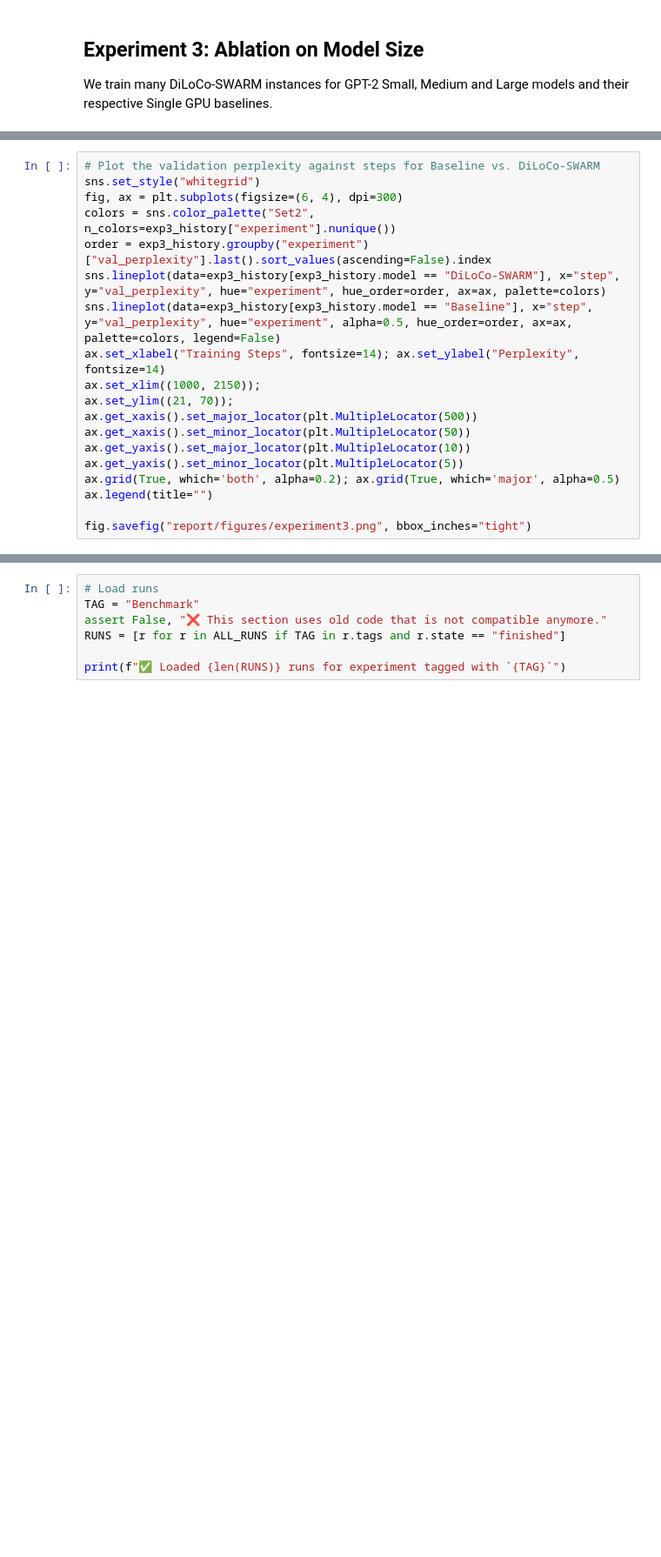
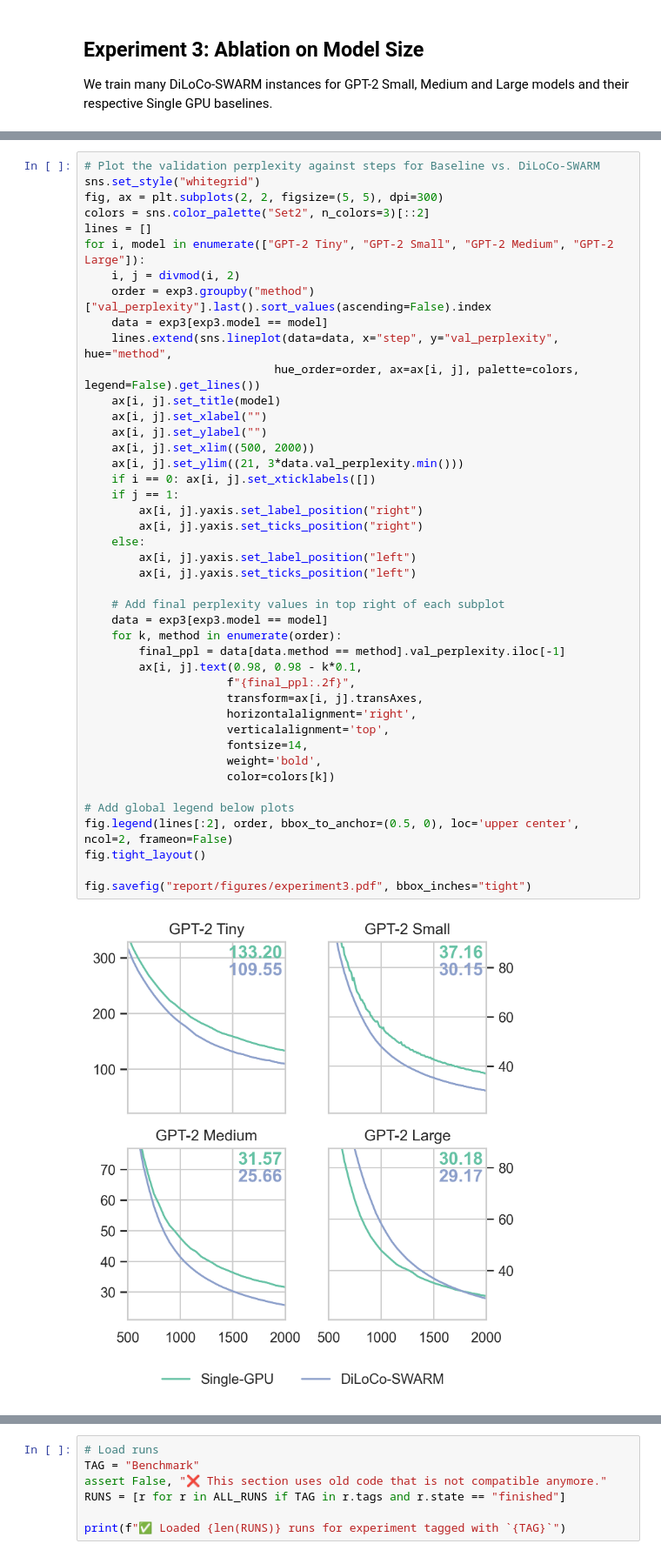
Before and after one commit to mikasenghaas/diloco-swarm, a Jupyter notebook: notebooks/3.0-results.ipynb, the cells around one changed output, grey strips where cells are left out. Shown: that part at 87% size. Cells and saved outputs as stored; diff of their text form; blank space fills up the shorter version.

```diff
--- a/notebooks/3.0-results.ipynb
+++ b/notebooks/3.0-results.ipynb
@@ -427,19 +427,0 @@ Comm. Frequency & Val. Perplexity & $\Delta$ (Abs./Rel.) \\
-# %%
-# Plot the validation perplexity against steps for Baseline vs. DiLoCo-SWARM
-sns.set_style("whitegrid")
-fig, ax = plt.subplots(figsize=(6, 4), dpi=300)
-colors = sns.color_palette("Set2", n_colors=exp3_history["experiment"].nunique())
-order = exp3_history.groupby("experiment")["val_perplexity"].last().sort_values(ascending=False).index
-sns.lineplot(data=exp3_history[exp3_history.model == "DiLoCo-SWARM"], x="step", y="val_perplexity", hue="experiment", hue_order=order, ax=ax, palette=colors)
-sns.lineplot(data=exp3_history[exp3_history.model == "Baseline"], x="step", y="val_perplexity", hue="experiment", alpha=0.5, hue_order=order, ax=ax, palette=colors, legend=False)
-ax.set_xlabel("Training Steps", fontsize=14); ax.set_ylabel("Perplexity", fontsize=14)
-ax.set_xlim((1000, 2150));
-ax.set_ylim((21, 70));
-ax.get_xaxis().set_major_locator(plt.MultipleLocator(500))
-ax.get_xaxis().set_minor_locator(plt.MultipleLocator(50))
-ax.get_yaxis().set_major_locator(plt.MultipleLocator(10))
-ax.get_yaxis().set_minor_locator(plt.MultipleLocator(5))
-ax.grid(True, which='both', alpha=0.2); ax.grid(True, which='major', alpha=0.5)
-ax.legend(title="")
-
-fig.savefig("report/figures/experiment3.png", bbox_inches="tight")
@@ -448,3 +428,48 @@ fig.savefig("report/figures/experiment3.png", bbox_inches="tight")
+# %%
+# Plot the validation perplexity against steps for Baseline vs. DiLoCo-SWARM
+sns.set_style("whitegrid")
+fig, ax = plt.subplots(2, 2, figsize=(5, 5), dpi=300)
+colors = sns.color_palette("Set2", n_colors=3)[::2]
+lines = []
+for i, model in enumerate(["GPT-2 Tiny", "GPT-2 Small", "GPT-2 Medium", "GPT-2 Large"]):
+    i, j = divmod(i, 2)
+    order = exp3.groupby("method")["val_perplexity"].last().sort_values(ascending=False).index
+    data = exp3[exp3.model == model]
+    lines.extend(sns.lineplot(data=data, x="step", y="val_perplexity", hue="method",
+                            hue_order=order, ax=ax[i, j], palette=colors, legend=False).get_lines())
+    ax[i, j].set_title(model)
+    ax[i, j].set_xlabel("")
+    ax[i, j].set_ylabel("")
+    ax[i, j].set_xlim((500, 2000))
+    ax[i, j].set_ylim((21, 3*data.val_perplexity.min()))
+    if i == 0: ax[i, j].set_xticklabels([])
+    if j == 1:
+        ax[i, j].yaxis.set_label_position("right")
+        ax[i, j].yaxis.set_ticks_position("right")
+    else:
+        ax[i, j].yaxis.set_label_position("left")
+        ax[i, j].yaxis.set_ticks_position("left")
+
+    # Add final perplexity values in top right of each subplot
+    data = exp3[exp3.model == model]
+    for k, method in enumerate(order):
+        final_ppl = data[data.method == method].val_perplexity.iloc[-1]
+        ax[i, j].text(0.98, 0.98 - k*0.1,
+                     f"{final_ppl:.2f}",
+                     transform=ax[i, j].transAxes,
+                     horizontalalignment='right',
+                     verticalalignment='top',
+                     fontsize=14,
+                     weight='bold',
+                     color=colors[k])
+
+# Add global legend below plots
+fig.legend(lines[:2], order, bbox_to_anchor=(0.5, 0), loc='upper center', ncol=2, frameon=False)
+fig.tight_layout()
+
+fig.savefig("report/figures/experiment3.pdf", bbox_inches="tight")
+# %% [output]
+[figure, added]
 # %% [markdown]
 ## Benchmark
 
```
Also changed, not shown: parts of 10 cells of this notebook, 6 other files.
